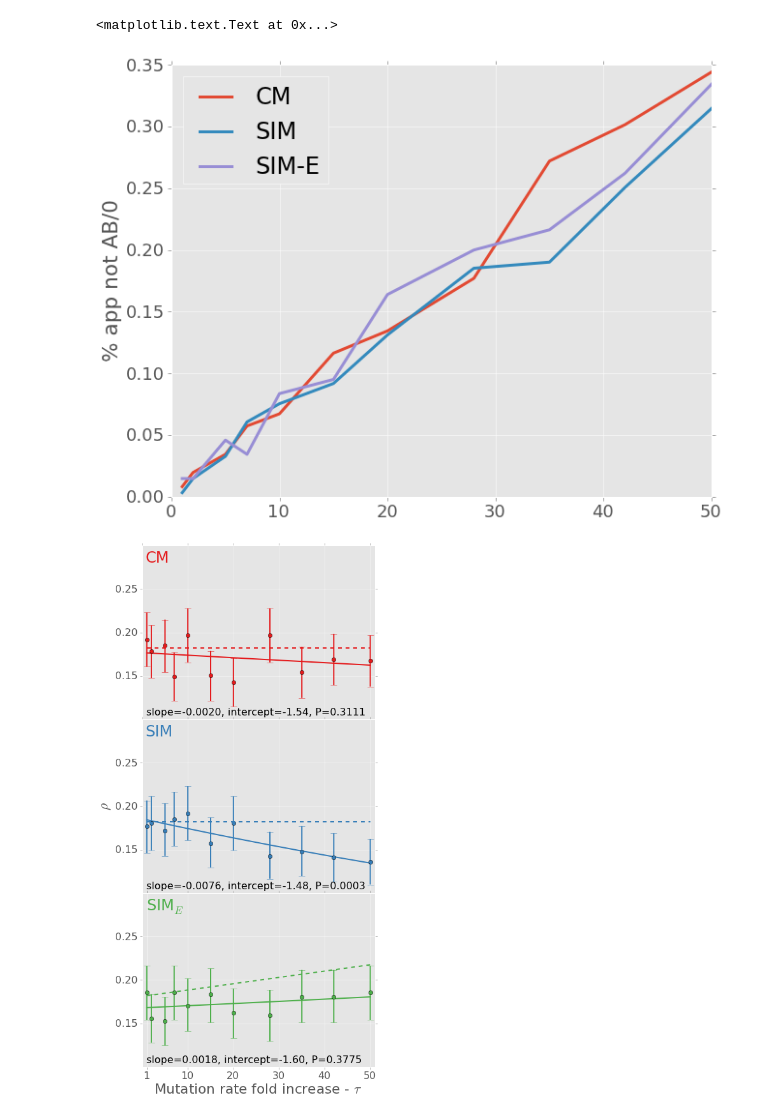
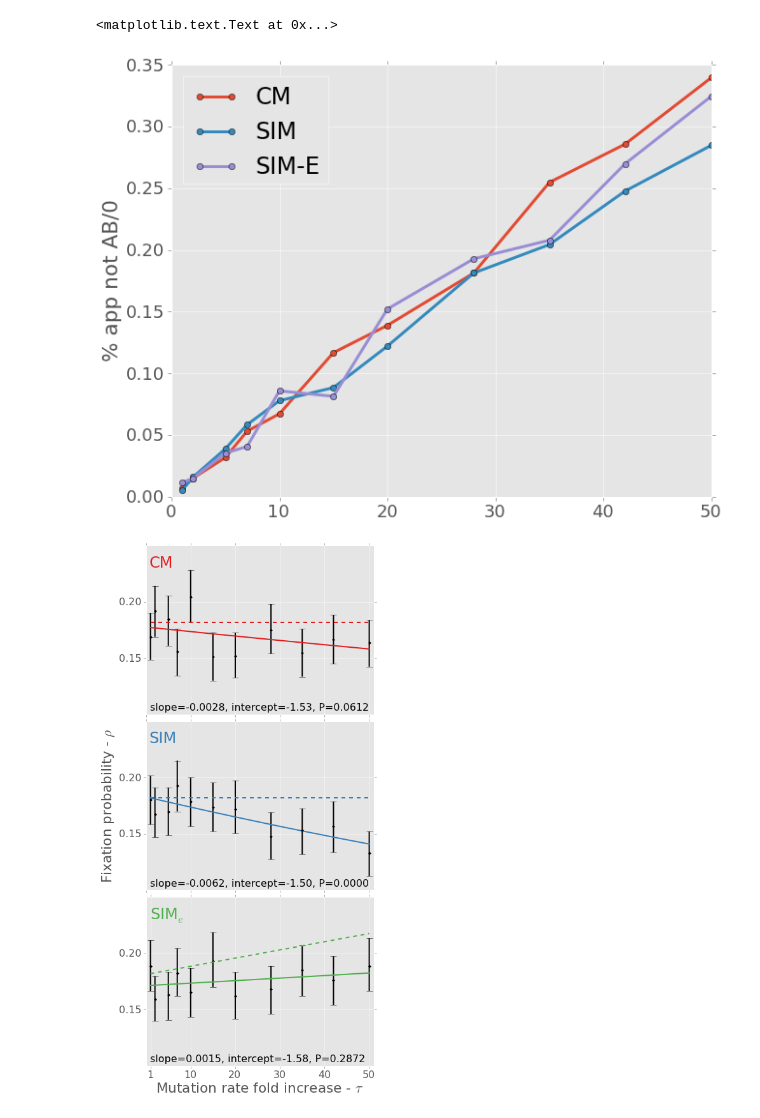
Before and after one commit to yoavram/ruggedsim, a Jupyter notebook: manuscript/simulation2.ipynb, the cells around one changed output. Drawn from its saved outputs; the diff is of its cells as text; code cells hidden in the pictures.

Commit message:
plots formatting

```diff
--- a/manuscript/simulation2.ipynb
+++ b/manuscript/simulation2.ipynb
@@ -63,0 +33,7 @@ df = pd.DataFrame(df)
+# %%
+job_name = 'pop1e6'
+# %%
+with gzip.open("../stochastic/output/df_" + job_name + ".csv.gz") as f:
+    df = pd.read_csv(f)
+# %%
+df = df[df.s == s]
@@ -123,22 +125,22 @@ ylabel(r'$\rho$')
 # %%
 ys = df.groupby(('pi','tau')).app_who.agg(lambda x: np.mean(x>0)).reset_index()
 # %%
-plot(ys[ys.pi==1].tau,ys[ys.pi==10].app_who,linewidth=3,label="CM")
-plot(ys[ys.pi==1].tau,ys[ys.pi==1].app_who,linewidth=3,label="SIM")
-plot(ys[ys.pi==1].tau,ys[ys.pi==1.01].app_who,linewidth=3,label="SIM-E")
+plot(ys[ys.pi==10].tau,ys[ys.pi==10].app_who,'o-',linewidth=3,label="CM")
+plot(ys[ys.pi==1].tau,ys[ys.pi==1].app_who,'o-',linewidth=3,label="SIM")
+plot(ys[ys.pi==1.01].tau,ys[ys.pi==1.01].app_who,'o-',linewidth=3,label="SIM-E")
 legend(loc=2)
 ylabel('% app not AB/0')
 # %% [output]
 <matplotlib.text.Text at 0x...>
-[figure, old version]
+[figure, new version]
 # %%
 estimate_rho = lambda data: np.mean(data)
-estimate_ci = lambda arr: tuple(bs.ci(arr, estimate_rho, output='errorbar'))
+estimate_ci = lambda arr: tuple(bs.ci(arr, estimate_rho, output='errorbar', n_samples=1000))
 
 def fixation_cm_exact(T,U,u,s,H):
     return 2 * s * H / (1 + s * H)
-fixation_simI_exact = fixation_cm_exact
-def fixation_simII_exact(T,U,u,s,H):
+fixation_sim_exact = fixation_cm_exact
+def fixation_sim_e_exact(T,U,u,s,H):
     return fixation_cm_exact(T,U,u,s,H) * (1 + U * (T - 1)/(s * H))
 
 def fixation_regression(PI, fixation_function, ax=None, color="k", annotate=True, df=df):
@@ -164,9 +166,9 @@ def fixation_regression(PI, fixation_function, ax=None, color="k", annotate=True
         fig = figure(figsize=(6,4))
         ax = fig.add_subplot(111)
 
-    ax.plot(taus, expit(b + a * taus), '-', color=color, linewidth=2, label="Regression")
-    ax.errorbar(taus, rhos, yerr=errs, fmt='o', color=color, elinewidth=2, capsize=5, label="Simulation")
-    ax.plot(taus, [fixation_function(TT,U,u,s,H) for TT in taus],'--', linewidth=2, color=color, label="Approximation")
+    ax.plot(taus, expit(b + a * taus), '-', color=color, linewidth=2)
+    ax.errorbar(taus, rhos, yerr=errs, fmt='.k', elinewidth=2, capsize=5)
+    ax.plot(taus, [fixation_function(TT,U,u,s,H) for TT in taus],'--', linewidth=2, color=color)
     if annotate:
         ax.annotate('slope=%.4f, intercept=%.2f, P=%.4f' % (a,b,pval),(0.02,0.02), xycoords='axes fraction',fontsize=annotate_fontize)
     plt.setp(ax.get_xticklabels(), fontsize=annotate_fontize)
@@ -174,35 +176,34 @@ def fixation_regression(PI, fixation_function, ax=None, color="k", annotate=True
     return ax,a,b,pval
 # %%
 annotate_xpos = 1
-annotate_ypos = 0.28
+annotate_ypos = 0.23
 
 fig = figure(figsize=(6,12))
 ax1 = fig.add_subplot(311)
 fixation_regression(10, fixation_cm_exact, ax1, red)
 ax1.set_xticklabels([])
 ax1.text(annotate_xpos,annotate_ypos,"CM",color=red, fontsize=line_label_fontsize)
 
 ax2 = fig.add_subplot(312)
-fixation_regression(1.0, fixation_simI_exact, ax2, blue)
+fixation_regression(1.0, fixation_sim_exact, ax2, blue)
 ax2.set_xticklabels([])
-ax2.set_ylabel(r"$\rho$")
+ax2.set_ylabel(r"Fixation probability - $\rho$")
 ax2.text(annotate_xpos,annotate_ypos,"SIM",color=blue, fontsize=line_label_fontsize)
 
 ax3 = fig.add_subplot(313)
-fixation_regression(1.01, fixation_simII_exact, ax3, green)
+fixation_regression(1.01, fixation_sim_e_exact, ax3, green)
 ax3.set_xticks([1]+range(10,51,10))
 ax3.set_xticklabels([1]+range(10,51,10))
 ax3.set_xlabel(r"Mutation rate fold increase - $\tau$")
-ax3.text(annotate_xpos,annotate_ypos,r"SIM$_E$",color=green, fontsize=line_label_fontsize)
+ax3.text(annotate_xpos,annotate_ypos,r"SIM$_e$",color=green, fontsize=line_label_fontsize)
+ax3.set_xlabel(r"Mutation rate fold increase - $\tau$")
 
 plt.setp((ax1,ax2,ax3), xlim=(0,51))
-plt.setp((ax1,ax2,ax3), ylim=(0.1,0.3))
+plt.setp((ax1,ax2,ax3), ylim=(0.1,0.25))
 plt.setp((ax1,ax2,ax3), ymargin=0)
-plt.setp((ax1,ax2,ax3), yticks=arange(0.15,0.3,0.05))
+plt.setp((ax1,ax2,ax3), yticks=arange(0.15,0.25,0.05))
 
 fig.subplots_adjust(left=None, bottom=0, right=None, top=None, wspace=None, hspace=0.25)
 fig.tight_layout(pad=0)
-
-fig.savefig("all_fixations.png")
 # %% [output]
-[figure, old version]
+[figure, new version]
```
Also changed, not shown: parts of 15 cells of this notebook.
